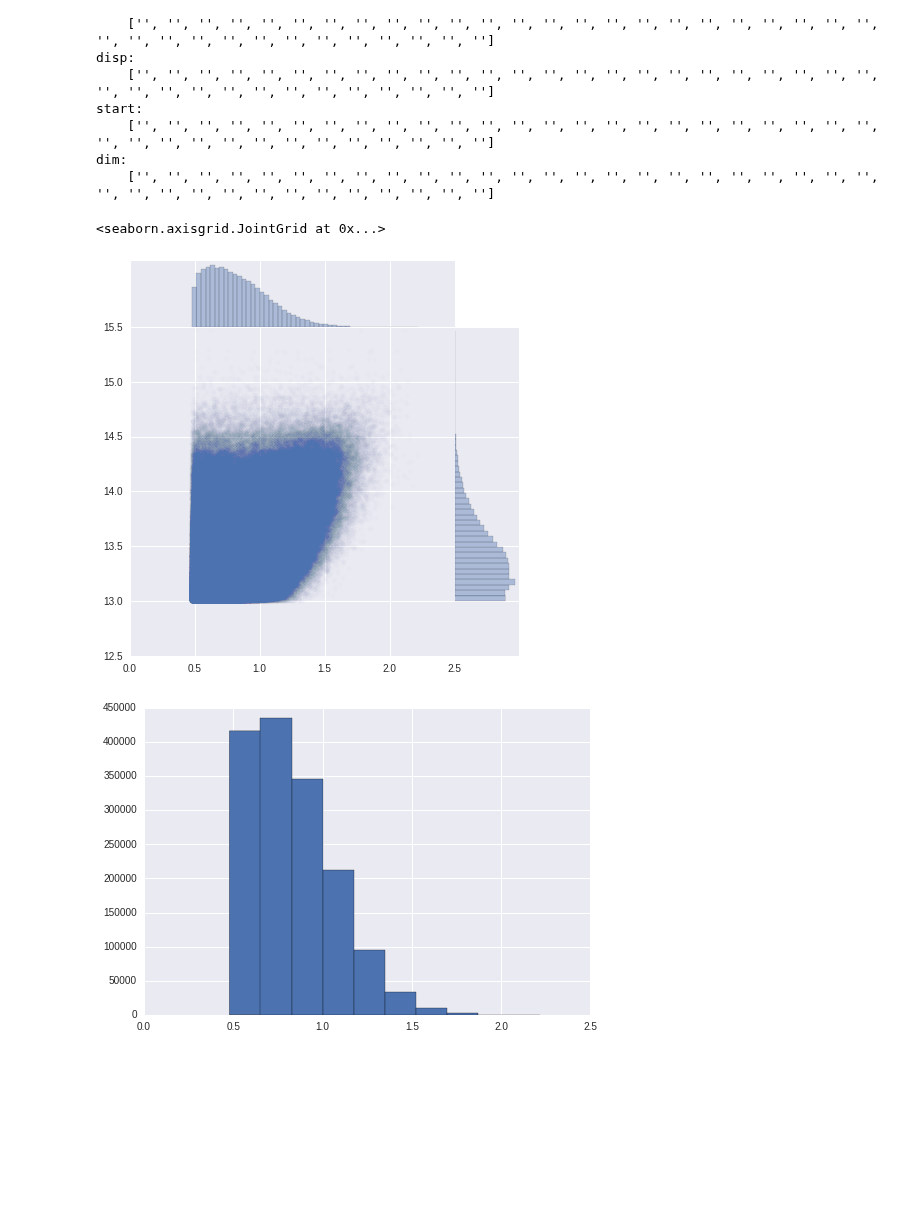
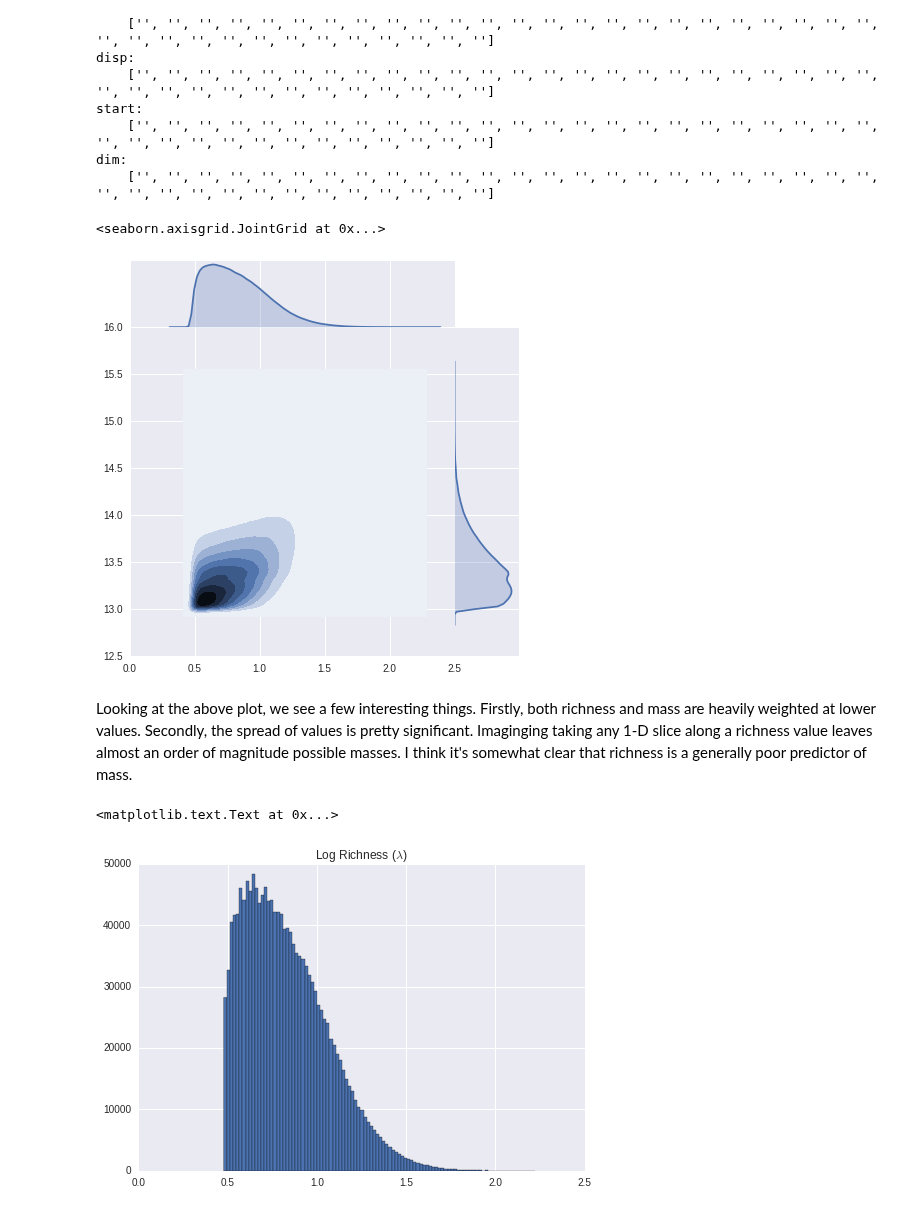
Before and after one commit to Ravirajadrangi/ClusterMassInference, a Jupyter notebook: Playing With Catalog V2.ipynb, the cells around one changed output. Cells and saved outputs as stored; diff of their text form; code cells hidden in the pictures; blank space fills up the shorter version.

```diff
--- a/Playing With Catalog V2.ipynb
+++ b/Playing With Catalog V2.ipynb
@@ -39,12 +39,17 @@ logRich = np.log10(rich)
 
 #sns.jointplot(rich, logMass, kind = 'kde', space = 0, stat_func = None)
 # %%
-sns.jointplot(logRich, logMass, kind = 'scatter', space = 0, stat_func = None, alpha = .01)
+print 'Joint plot of Mass and Richness on a Log-Log Scale'
+sns.jointplot(logRich, logMass, kind = 'kde', space = 0, stat_func = None)
 # %% [output]
 <seaborn.axisgrid.JointGrid at 0x...>
-[figure, old version]
+[figure, new version]
+# %% [markdown]
+Looking at the above plot, we see a few interesting things. Firstly, both richness and mass are heavily weighted at lower values. Secondly, the spread of values is pretty significant. Imaginging taking any 1-D slice along a richness value leaves almost an order of magnitude possible masses. I think it's somewhat clear that richness is a generally poor predictor of mass.
 # %%
-plt.hist(logRich);
+plt.hist(logRich, bins = 100);
+plt.title('Log Richness ($\lambda$)')
 # %% [output]
+<matplotlib.text.Text at 0x...>
-[figure, old version]
+[figure, new version]
 # %%
```
Also changed, not shown: parts of 15 cells of this notebook.
